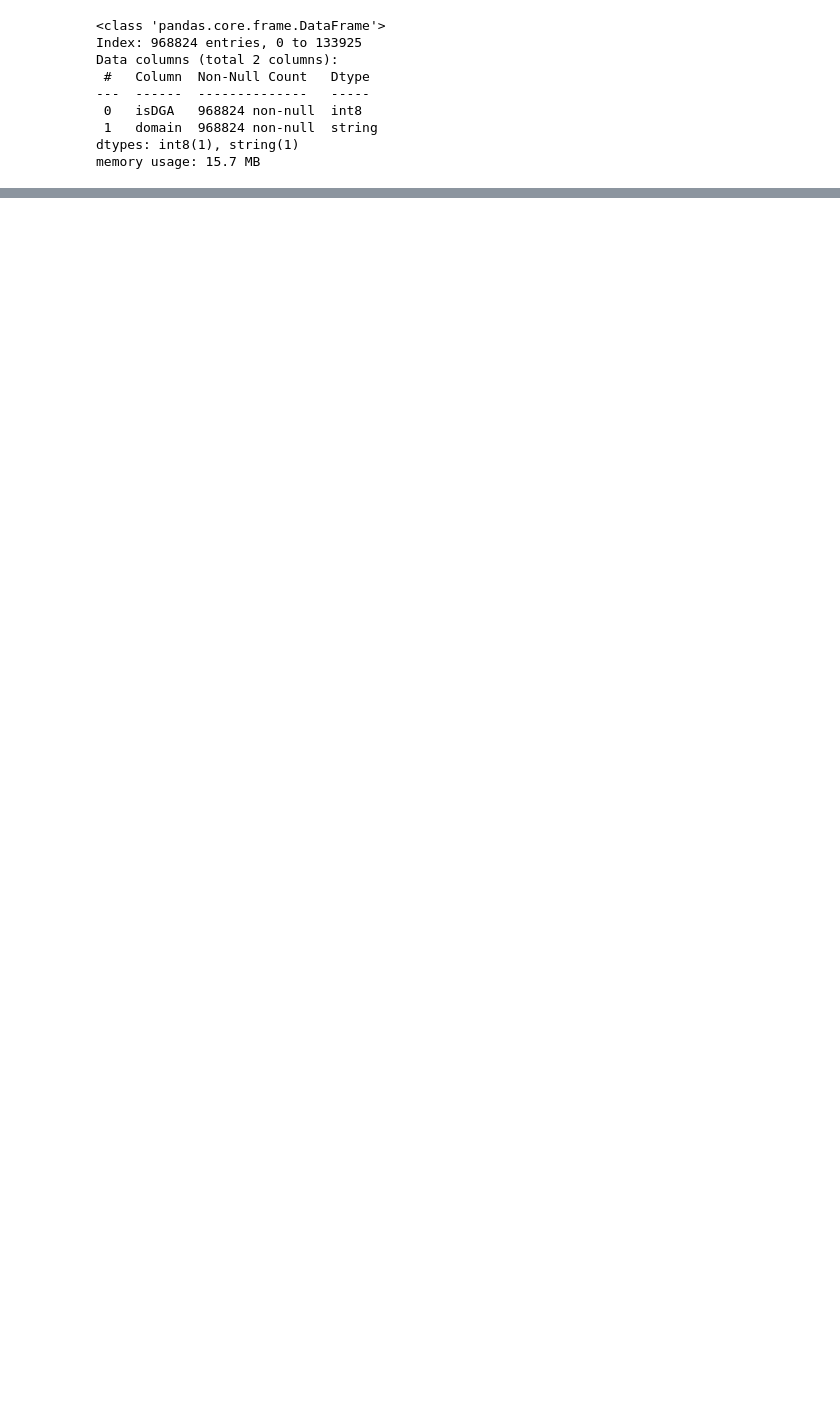
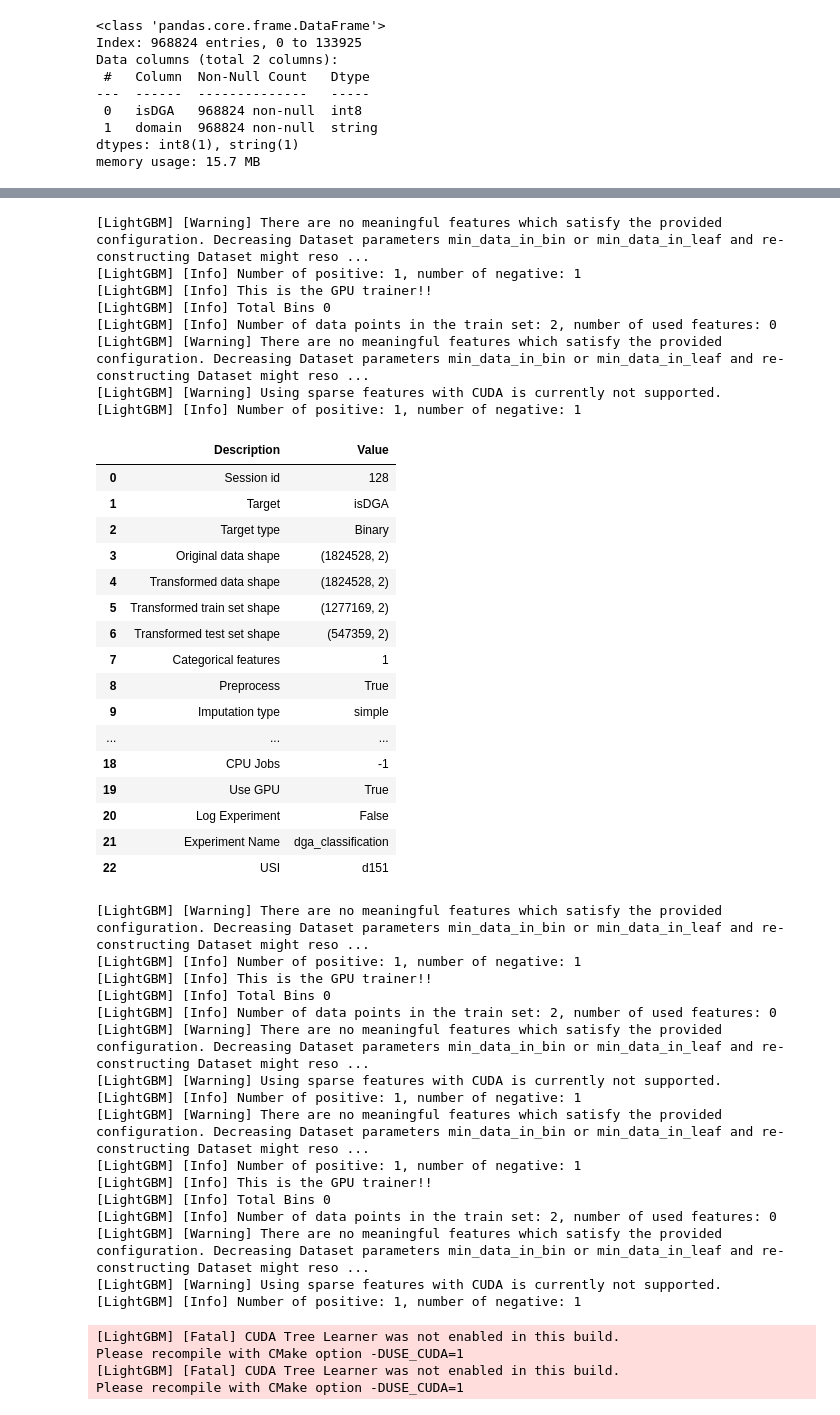
Before and after one commit to Qvineox/domain-threat-intelligence-analyzer-mirror, a Jupyter notebook: jupyter/notebooks/dga_pycaret.ipynb, the cells around one changed output, grey strips where cells are left out. Saved outputs shown, nothing was run; the diff lists cells and outputs as text; code cells hidden in the pictures; blank space fills up the shorter version.

```diff
--- a/jupyter/notebooks/dga_pycaret.ipynb
+++ b/jupyter/notebooks/dga_pycaret.ipynb
@@ -71,7 +71,7 @@ memory usage: 15.7 MB
 # %%
 from pycaret.classification import *
 
-dga_exp = setup(df, target='isDGA', session_id=128, use_gpu=True, log_experiment=False, experiment_name='dga_classification', normalize=True)
+dga_exp = setup(df, target='isDGA', session_id=128, use_gpu=True, index=False, log_experiment=False, experiment_name='dga_classification', normalize=True)
 # et_model = create_model('et')
 #
 # tuned_et = tune_model(et_model)
@@ -81,3 +81,4 @@ dga_exp = setup(df, target='isDGA', session_id=128, use_gpu=True, log_experiment
 # f = open("golang_resource_records_extra_trees.go", "a")
 # f.write(model_go_et)
 # f.close()
+# %% [output]
@@ -83,0 +114,45 @@ dga_exp = setup(df, target='isDGA', session_id=128, use_gpu=True, log_experiment
+[LightGBM] [Warning] There are no meaningful features which satisfy the provided configuration. Decreasing Dataset parameters min_data_in_bin or min_data_in_leaf and re-constructing Dataset might reso ...
+[LightGBM] [Info] Number of positive: 1, number of negative: 1
+[LightGBM] [Info] This is the GPU trainer!!
+[LightGBM] [Info] Total Bins 0
+[LightGBM] [Info] Number of data points in the train set: 2, number of used features: 0
+[LightGBM] [Warning] There are no meaningful features which satisfy the provided configuration. Decreasing Dataset parameters min_data_in_bin or min_data_in_leaf and re-constructing Dataset might reso ...
+[LightGBM] [Warning] Using sparse features with CUDA is currently not supported.
+[LightGBM] [Info] Number of positive: 1, number of negative: 1
+|  | Description | Value |
+| 0 | Session id | 128 |
+| 1 | Target | isDGA |
+| 2 | Target type | Binary |
+| 3 | Original data shape | (1824528, 2) |
+| 4 | Transformed data shape | (1824528, 2) |
+| 5 | Transformed train set shape | (1277169, 2) |
+| 6 | Transformed test set shape | (547359, 2) |
+| 7 | Categorical features | 1 |
+| 8 | Preprocess | True |
+| 9 | Imputation type | simple |
+| ... | ... | ... |
+| 18 | CPU Jobs | -1 |
+| 19 | Use GPU | True |
+| 20 | Log Experiment | False |
+| 21 | Experiment Name | dga_classification |
+| 22 | USI | d151 |
+[LightGBM] [Warning] There are no meaningful features which satisfy the provided configuration. Decreasing Dataset parameters min_data_in_bin or min_data_in_leaf and re-constructing Dataset might reso ...
+[LightGBM] [Info] Number of positive: 1, number of negative: 1
+[LightGBM] [Info] This is the GPU trainer!!
+[LightGBM] [Info] Total Bins 0
+[LightGBM] [Info] Number of data points in the train set: 2, number of used features: 0
+[LightGBM] [Warning] There are no meaningful features which satisfy the provided configuration. Decreasing Dataset parameters min_data_in_bin or min_data_in_leaf and re-constructing Dataset might reso ...
+[LightGBM] [Warning] Using sparse features with CUDA is currently not supported.
+[LightGBM] [Info] Number of positive: 1, number of negative: 1
+[LightGBM] [Warning] There are no meaningful features which satisfy the provided configuration. Decreasing Dataset parameters min_data_in_bin or min_data_in_leaf and re-constructing Dataset might reso ...
+[LightGBM] [Info] Number of positive: 1, number of negative: 1
+[LightGBM] [Info] This is the GPU trainer!!
+[LightGBM] [Info] Total Bins 0
+[LightGBM] [Info] Number of data points in the train set: 2, number of used features: 0
+[LightGBM] [Warning] There are no meaningful features which satisfy the provided configuration. Decreasing Dataset parameters min_data_in_bin or min_data_in_leaf and re-constructing Dataset might reso ...
+[LightGBM] [Warning] Using sparse features with CUDA is currently not supported.
+[LightGBM] [Info] Number of positive: 1, number of negative: 1
+[LightGBM] [Fatal] CUDA Tree Learner was not enabled in this build.
+Please recompile with CMake option -DUSE_CUDA=1
+[LightGBM] [Fatal] CUDA Tree Learner was not enabled in this build.
+Please recompile with CMake option -DUSE_CUDA=1
```
Also changed, not shown: parts of 5 cells of this notebook, 33 other files.
